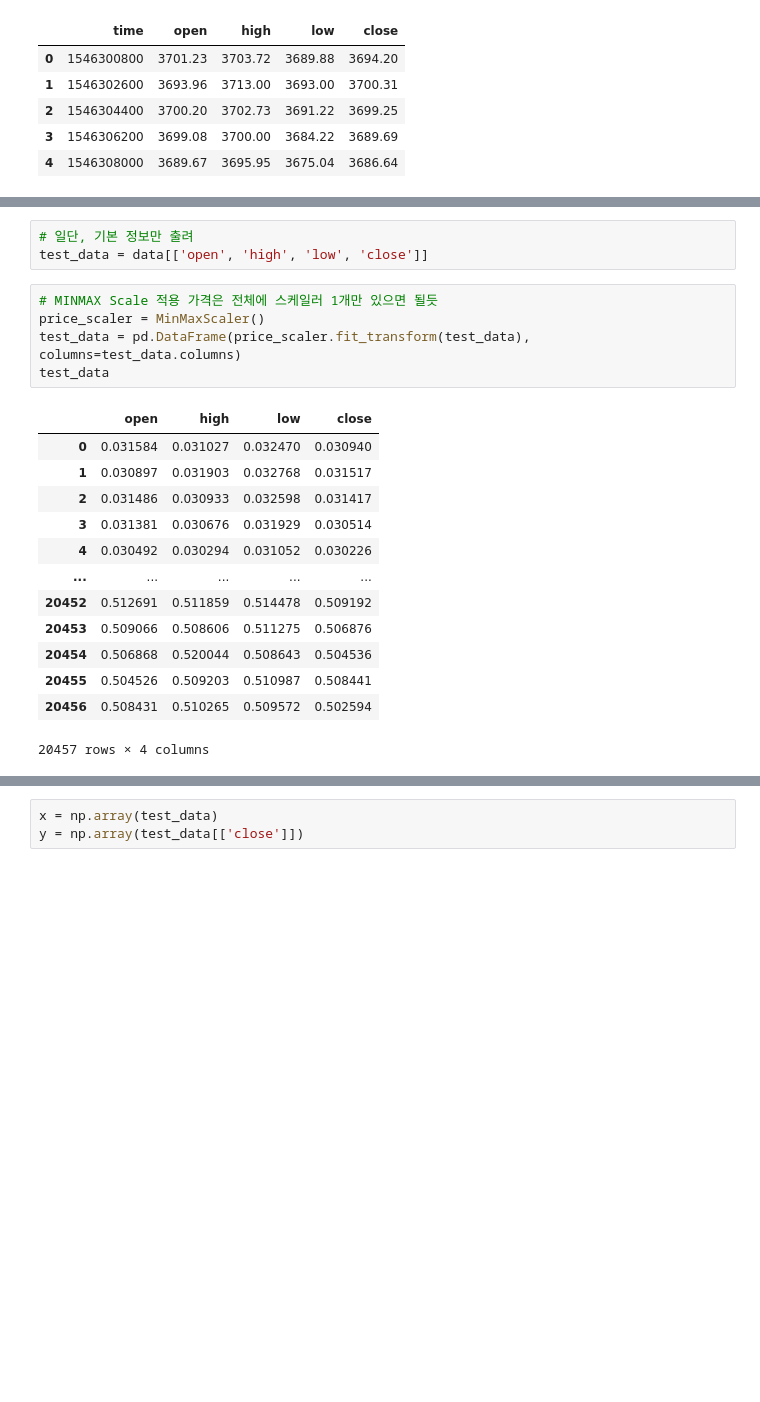
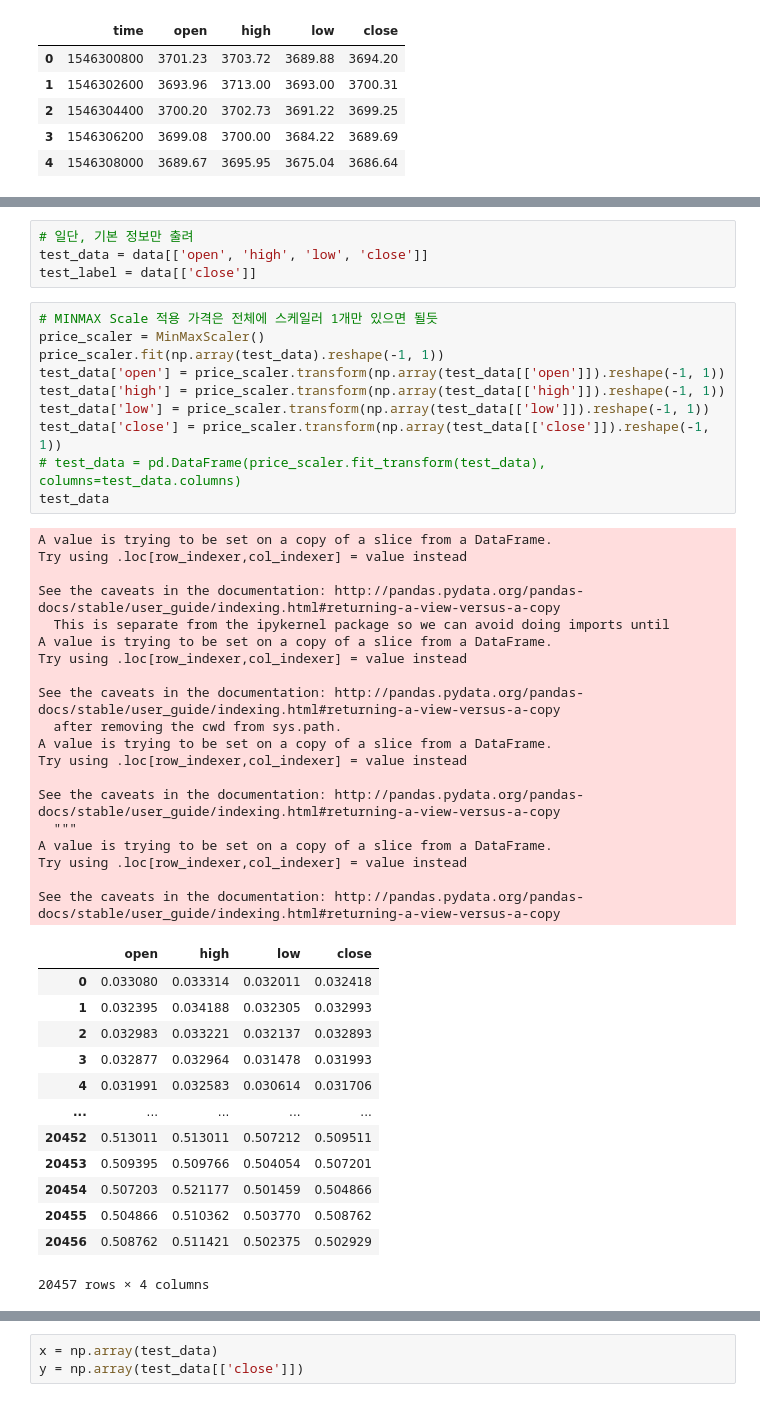
Before and after one commit to heugyu/coin_deep_learning, a Jupyter notebook: DataPreprocessing.ipynb, the cells around one changed output, grey strips where cells are left out. Saved outputs shown, nothing was run; the diff lists cells and outputs as text; blank space fills up the shorter version.

```diff
--- a/DataPreprocessing.ipynb
+++ b/DataPreprocessing.ipynb
@@ -62,22 +62,47 @@ data.describe()
 # %%
 # 일단, 기본 정보만 출려
 test_data = data[['open', 'high', 'low', 'close']]
+test_label = data[['close']]
 # %%
 # MINMAX Scale 적용 가격은 전체에 스케일러 1개만 있으면 될듯
 price_scaler = MinMaxScaler()
-test_data = pd.DataFrame(price_scaler.fit_transform(test_data), columns=test_data.columns)
+price_scaler.fit(np.array(test_data).reshape(-1, 1))
+test_data['open'] = price_scaler.transform(np.array(test_data[['open']]).reshape(-1, 1))
+test_data['high'] = price_scaler.transform(np.array(test_data[['high']]).reshape(-1, 1))
+test_data['low'] = price_scaler.transform(np.array(test_data[['low']]).reshape(-1, 1))
+test_data['close'] = price_scaler.transform(np.array(test_data[['close']]).reshape(-1, 1))
+# test_data = pd.DataFrame(price_scaler.fit_transform(test_data), columns=test_data.columns)
 test_data
 # %% [output]
+A value is trying to be set on a copy of a slice from a DataFrame.
+Try using .loc[row_indexer,col_indexer] = value instead
+
+See the caveats in the documentation: http://pandas.pydata.org/pandas-docs/stable/user_guide/indexing.html#returning-a-view-versus-a-copy
+  This is separate from the ipykernel package so we can avoid doing imports until
+A value is trying to be set on a copy of a slice from a DataFrame.
+Try using .loc[row_indexer,col_indexer] = value instead
+
+See the caveats in the documentation: http://pandas.pydata.org/pandas-docs/stable/user_guide/indexing.html#returning-a-view-versus-a-copy
+  after removing the cwd from sys.path.
+A value is trying to be set on a copy of a slice from a DataFrame.
+Try using .loc[row_indexer,col_indexer] = value instead
+
+See the caveats in the documentation: http://pandas.pydata.org/pandas-docs/stable/user_guide/indexing.html#returning-a-view-versus-a-copy
+  """
+A value is trying to be set on a copy of a slice from a DataFrame.
+Try using .loc[row_indexer,col_indexer] = value instead
+
+See the caveats in the documentation: http://pandas.pydata.org/pandas-docs/stable/user_guide/indexing.html#returning-a-view-versus-a-copy
 |  | open | high | low | close |
-| 0 | 0.031584 | 0.031027 | 0.032470 | 0.030940 |
-| 1 | 0.030897 | 0.031903 | 0.032768 | 0.031517 |
-| 2 | 0.031486 | 0.030933 | 0.032598 | 0.031417 |
-| 3 | 0.031381 | 0.030676 | 0.031929 | 0.030514 |
-| 4 | 0.030492 | 0.030294 | 0.031052 | 0.030226 |
+| 0 | 0.033080 | 0.033314 | 0.032011 | 0.032418 |
+| 1 | 0.032395 | 0.034188 | 0.032305 | 0.032993 |
+| 2 | 0.032983 | 0.033221 | 0.032137 | 0.032893 |
+| 3 | 0.032877 | 0.032964 | 0.031478 | 0.031993 |
+| 4 | 0.031991 | 0.032583 | 0.030614 | 0.031706 |
 | ... | ... | ... | ... | ... |
-| 20452 | 0.512691 | 0.511859 | 0.514478 | 0.509192 |
-| 20453 | 0.509066 | 0.508606 | 0.511275 | 0.506876 |
-| 20454 | 0.506868 | 0.520044 | 0.508643 | 0.504536 |
-| 20455 | 0.504526 | 0.509203 | 0.510987 | 0.508441 |
-| 20456 | 0.508431 | 0.510265 | 0.509572 | 0.502594 |
+| 20452 | 0.513011 | 0.513011 | 0.507212 | 0.509511 |
+| 20453 | 0.509395 | 0.509766 | 0.504054 | 0.507201 |
+| 20454 | 0.507203 | 0.521177 | 0.501459 | 0.504866 |
+| 20455 | 0.504866 | 0.510362 | 0.503770 | 0.508762 |
+| 20456 | 0.508762 | 0.511421 | 0.502375 | 0.502929 |
-20457 rows × 4 columns
+20457 rows × 4 columns
```
Also changed, not shown: parts of 5 cells of this notebook.
